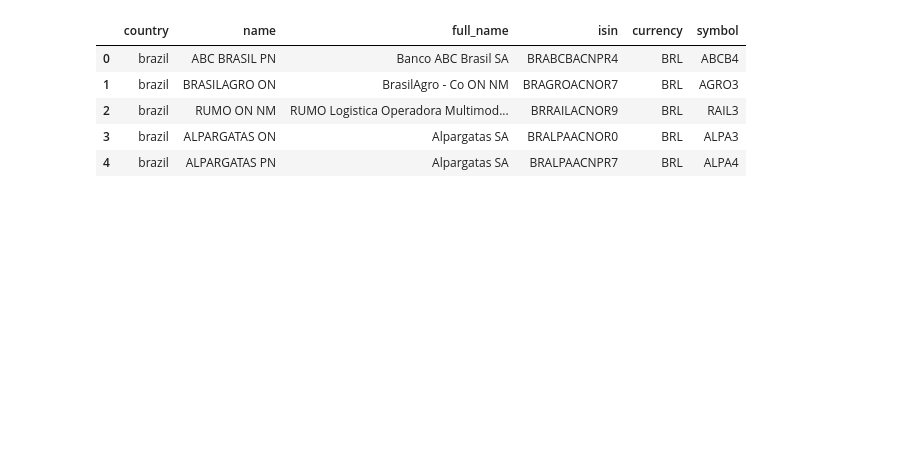
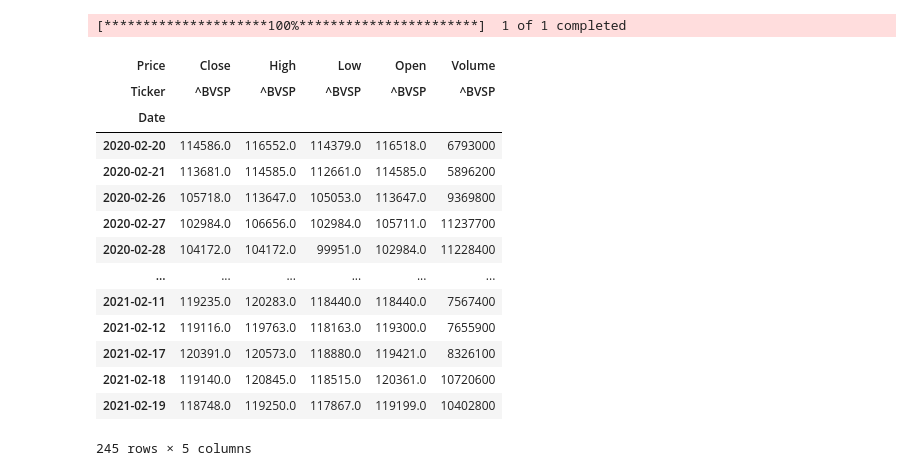
Before and after one commit to rachelresende/MercadoFinanceiroBr, a Jupyter notebook: Analisando_Dados_do_Mercado_Brasileiro.ipynb, the cells around one changed output. Cells and saved outputs as stored; diff of their text form; code cells hidden in the pictures; blank space fills up the shorter version.

```diff
--- a/Analisando_Dados_do_Mercado_Brasileiro.ipynb
+++ b/Analisando_Dados_do_Mercado_Brasileiro.ipynb
@@ -28,10 +24,0 @@ import investpy as inv
-# %%
-br = inv.stocks.get_stocks(country='brazil')
-br.head(5)
-# %% [output]
-|  | country | name | full_name | isin | currency | symbol |
-| 0 | brazil | ABC BRASIL PN | Banco ABC Brasil SA | BRABCBACNPR4 | BRL | ABCB4 |
-| 1 | brazil | BRASILAGRO ON | BrasilAgro - Co ON NM | BRAGROACNOR7 | BRL | AGRO3 |
-| 2 | brazil | RUMO ON NM | RUMO Logistica Operadora Multimod... | BRRAILACNOR9 | BRL | RAIL3 |
-| 3 | brazil | ALPARGATAS ON | Alpargatas SA | BRALPAACNOR0 | BRL | ALPA3 |
-| 4 | brazil | ALPARGATAS PN | Alpargatas SA | BRALPAACNPR7 | BRL | ALPA4 |
@@ -37,0 +34,21 @@ br.head(5)
+# %%
+# Índice Ibovespa (^BVSP)
+df_ibov = yf.download('^BVSP', start='2020-02-20', end='2021-02-20')
+display(df_ibov)
+# %% [output]
+[*********************100%***********************]  1 of 1 completed
+| Price | Close | High | Low | Open | Volume |
+| Ticker | ^BVSP | ^BVSP | ^BVSP | ^BVSP | ^BVSP |
+| Date |  |  |  |  |  |
+| 2020-02-20 | 114586.0 | 116552.0 | 114379.0 | 116518.0 | 6793000 |
+| 2020-02-21 | 113681.0 | 114585.0 | 112661.0 | 114585.0 | 5896200 |
+| 2020-02-26 | 105718.0 | 113647.0 | 105053.0 | 113647.0 | 9369800 |
+| 2020-02-27 | 102984.0 | 106656.0 | 102984.0 | 105711.0 | 11237700 |
+| 2020-02-28 | 104172.0 | 104172.0 | 99951.0 | 102984.0 | 11228400 |
+| ... | ... | ... | ... | ... | ... |
+| 2021-02-11 | 119235.0 | 120283.0 | 118440.0 | 118440.0 | 7567400 |
+| 2021-02-12 | 119116.0 | 119763.0 | 118163.0 | 119300.0 | 7655900 |
+| 2021-02-17 | 120391.0 | 120573.0 | 118880.0 | 119421.0 | 8326100 |
+| 2021-02-18 | 119140.0 | 120845.0 | 118515.0 | 120361.0 | 10720600 |
+| 2021-02-19 | 118748.0 | 119250.0 | 117867.0 | 119199.0 | 10402800 |
+245 rows × 5 columns
```
Also changed, not shown: parts of 5 cells of this notebook.
